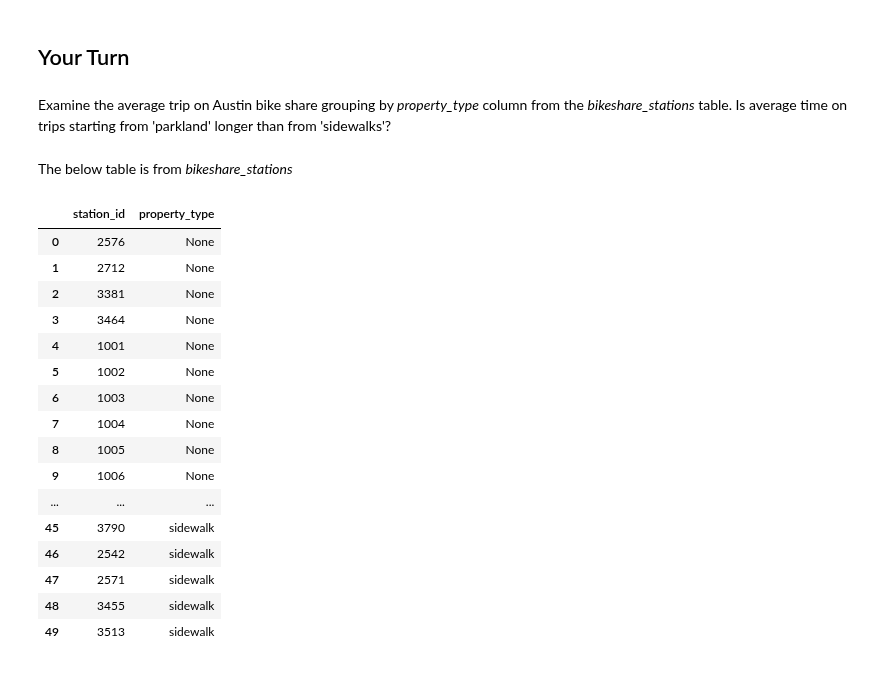
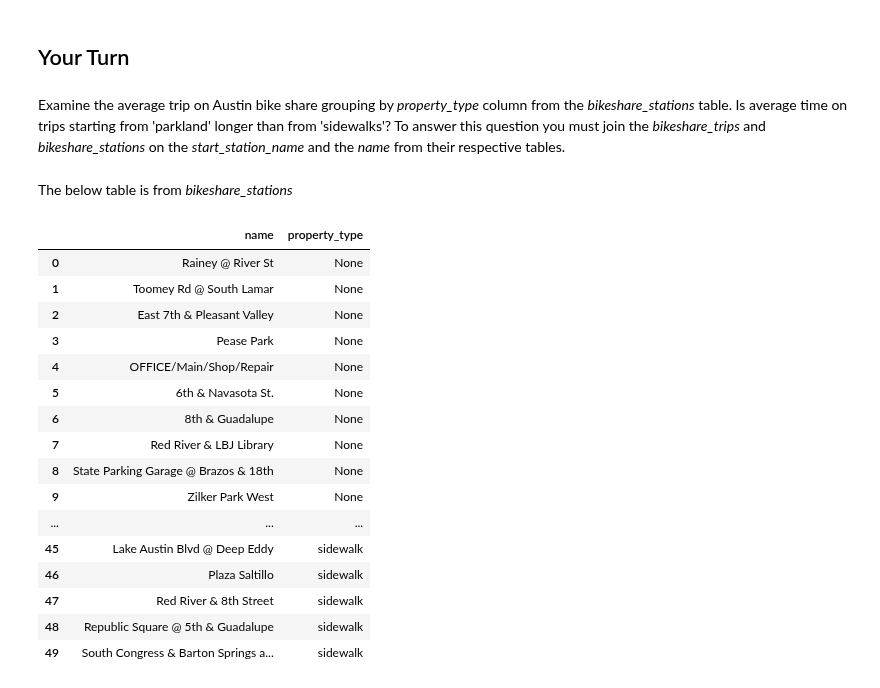
Before and after one commit to nurfnick/Data_Viz, a Jupyter notebook: 06_SQL_Joins.ipynb, the cells around one changed output. Saved outputs shown, nothing was run; the diff lists cells and outputs as text; code cells hidden in the pictures.

```diff
--- a/06_SQL_Joins.ipynb
+++ b/06_SQL_Joins.ipynb
@@ -257,32 +249,30 @@ There are still some issues here!  Newton has a zip code but it is being interpr
 # %% [markdown]
 ## Your Turn
 # %% [markdown]
-Examine the average trip on Austin bike share grouping by *property_type* column from the *bikeshare_stations* table.  Is average time on trips starting from 'parkland' longer than from 'sidewalks'?
+Examine the average trip on Austin bike share grouping by *property_type* column from the *bikeshare_stations* table.  Is average time on trips starting from 'parkland' longer than from 'sidewalks'?  To answer this question you must join the *bikeshare_trips* and *bikeshare_stations* on the *start_station_name* and the *name* from their respective tables.
 # %% [markdown]
 The below table is from *bikeshare_stations*
 # %%
-
-
 %%bigquery --project pic-math
 
-SELECT station_id, property_type
+SELECT name, property_type
 FROM `bigquery-public-data.austin_bikeshare.bikeshare_stations`
 LIMIT 50
 # %% [output]
-|  | station_id | property_type |
-| 0 | 2576 | None |
-| 1 | 2712 | None |
-| 2 | 3381 | None |
-| 3 | 3464 | None |
-| 4 | 1001 | None |
-| 5 | 1002 | None |
-| 6 | 1003 | None |
-| 7 | 1004 | None |
-| 8 | 1005 | None |
-| 9 | 1006 | None |
+|  | name | property_type |
+| 0 | Rainey @ River St | None |
+| 1 | Toomey Rd @ South Lamar | None |
+| 2 | East 7th & Pleasant Valley | None |
+| 3 | Pease Park | None |
+| 4 | OFFICE/Main/Shop/Repair | None |
+| 5 | 6th & Navasota St. | None |
+| 6 | 8th & Guadalupe | None |
+| 7 | Red River & LBJ Library | None |
+| 8 | State Parking Garage @ Brazos & 18th | None |
+| 9 | Zilker Park West | None |
 | ... | ... | ... |
-| 45 | 3790 | sidewalk |
-| 46 | 2542 | sidewalk |
-| 47 | 2571 | sidewalk |
-| 48 | 3455 | sidewalk |
-| 49 | 3513 | sidewalk |
+| 45 | Lake Austin Blvd @ Deep Eddy | sidewalk |
+| 46 | Plaza Saltillo | sidewalk |
+| 47 | Red River & 8th Street | sidewalk |
+| 48 | Republic Square @ 5th & Guadalupe | sidewalk |
+| 49 | South Congress & Barton Springs a... | sidewalk |
```
Also changed, not shown: parts of 3 cells of this notebook.
